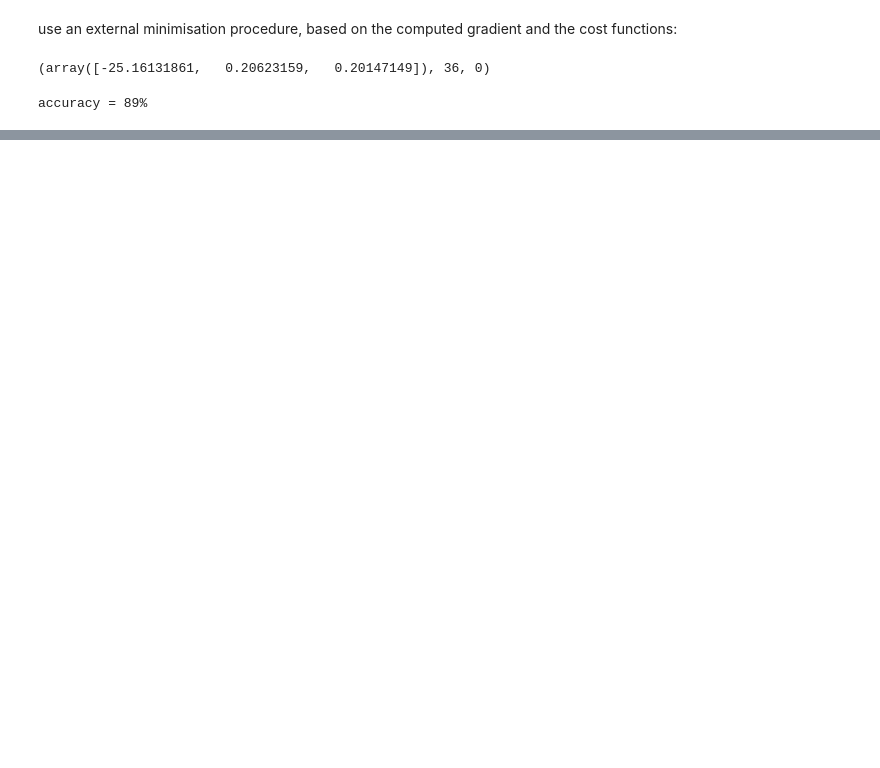
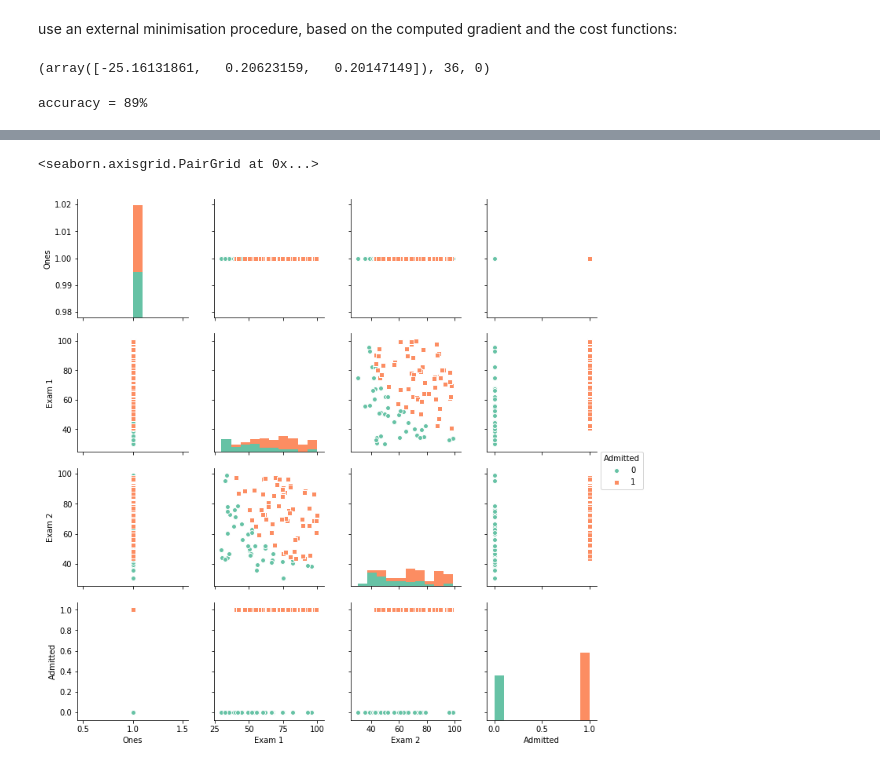
Before and after one commit to crangelsmith/MLCourseraExercises, a Jupyter notebook: jupyter/LogisticRegressionEx2.ipynb, the cells around one changed output, grey strips where cells are left out. Drawn from its saved outputs; the diff is of its cells as text; code cells hidden in the pictures; blank space fills up the shorter version.

```diff
--- a/jupyter/LogisticRegressionEx2.ipynb
+++ b/jupyter/LogisticRegressionEx2.ipynb
@@ -189,0 +167,5 @@ plt.show()
+# %%
+sns.pairplot(data, kind="scatter", hue="Admitted", markers=["o", "s"], palette="Set2")
+# %% [output]
+<seaborn.axisgrid.PairGrid at 0x...>
+[figure, added]
```
Also changed, not shown: parts of 20 cells of this notebook.
